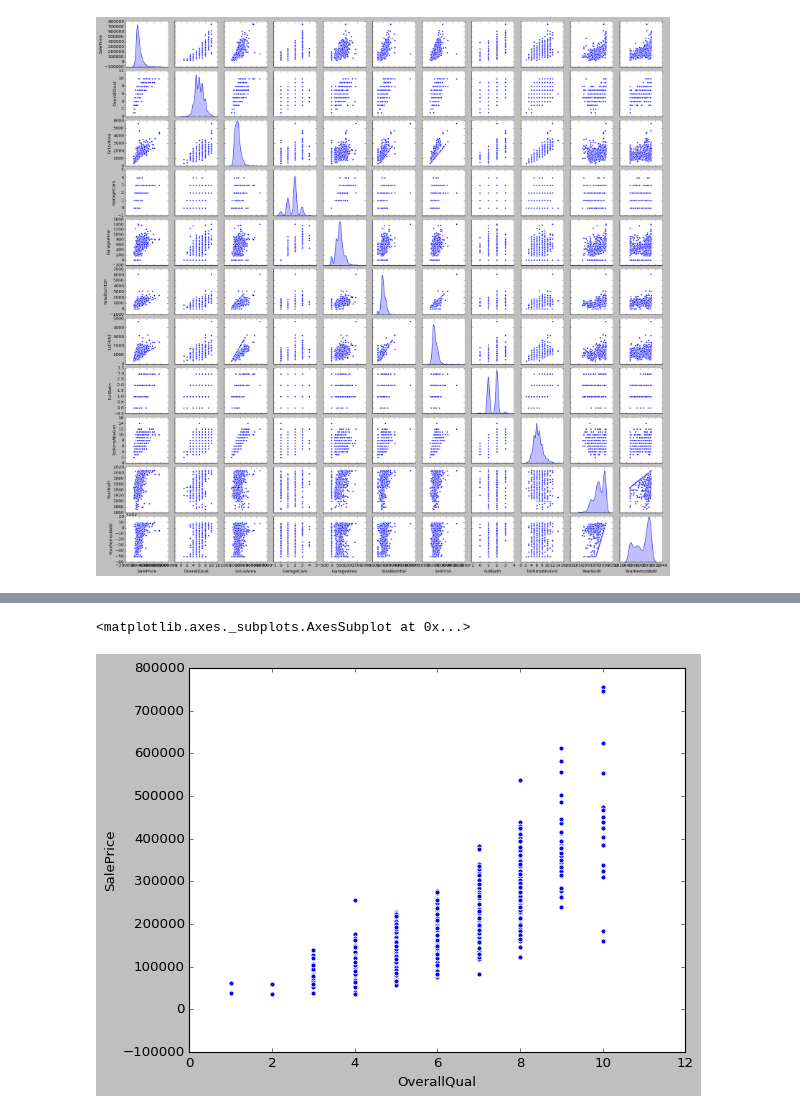
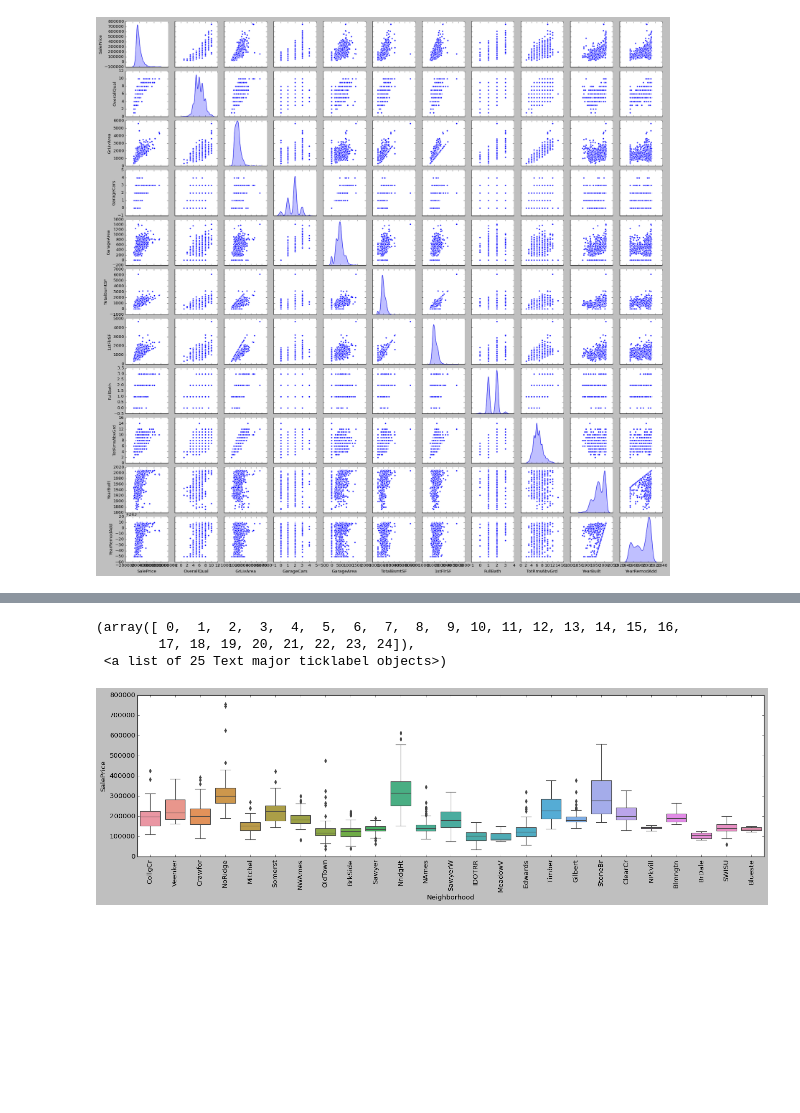
Before and after one commit to saptarshidatta96/House-Prices, a Jupyter notebook: House_Price_Prediction_Data_Exploration.ipynb, the cells around one changed output, grey strips where cells are left out. Cells and saved outputs as stored; diff of their text form; code cells hidden in the pictures; blank space fills up the shorter version.

```diff
--- a/House_Price_Prediction_Data_Exploration.ipynb
+++ b/House_Price_Prediction_Data_Exploration.ipynb
@@ -436,5 +443,9 @@ plt.show()
-# %%
-sns.scatterplot(x='OverallQual', y='SalePrice', data=df)
-# %% [output]
-<matplotlib.axes._subplots.AxesSubplot at 0x...>
-[figure, removed]
+# %%
+plt.figure(figsize=(20,5))
+sns.boxplot(x='Neighborhood', y="SalePrice", data=data)
+plt.xticks(rotation=90)
+# %% [output]
+(array([ 0,  1,  2,  3,  4,  5,  6,  7,  8,  9, 10, 11, 12, 13, 14, 15, 16,
+        17, 18, 19, 20, 21, 22, 23, 24]),
+ <a list of 25 Text major ticklabel objects>)
+[figure, added]
```
Also changed, not shown: parts of 7 cells of this notebook.
